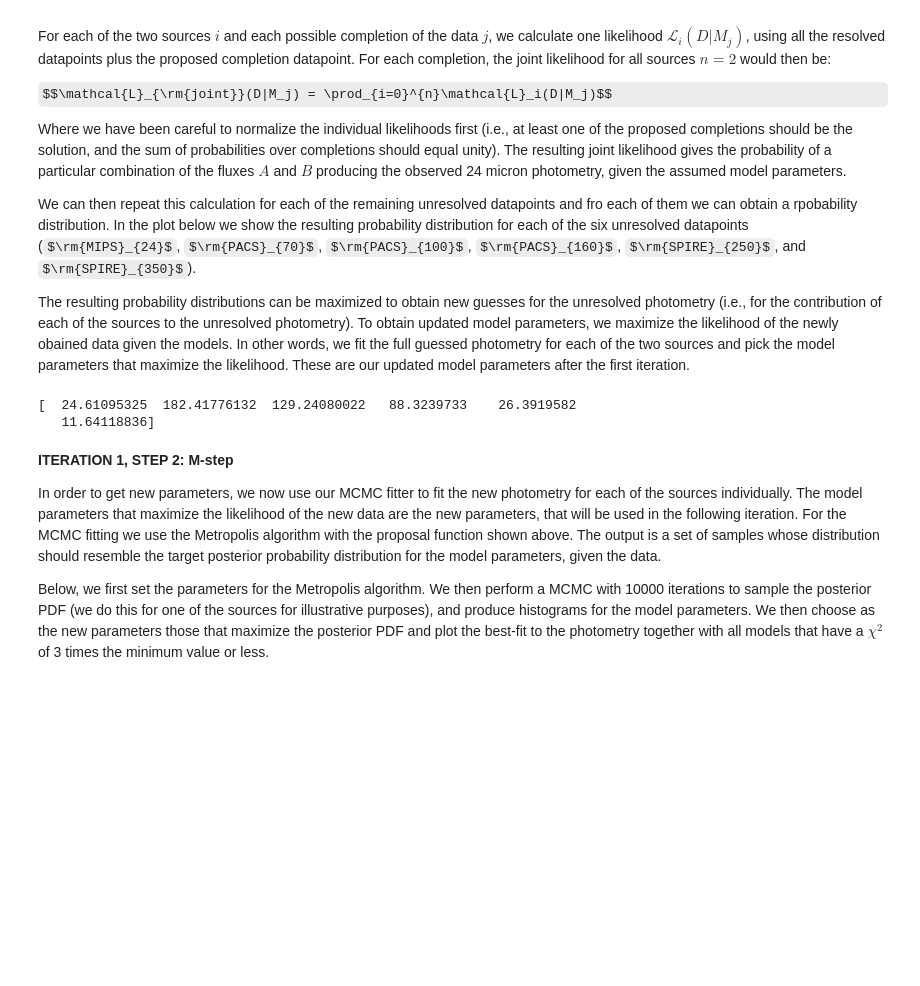
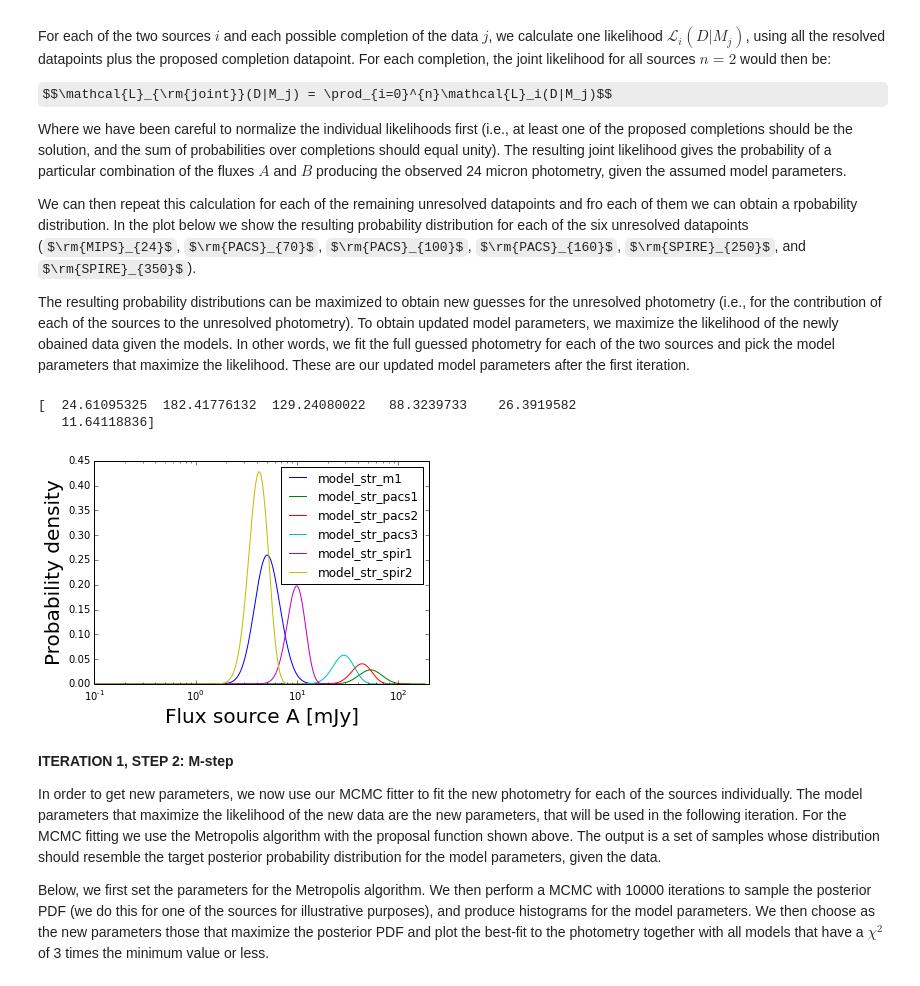
Before and after one commit to juramaga/clustering, a Jupyter notebook: EM_YSO_multiplicity_v1_working.ipynb, the cells around one changed output. Cells and saved outputs as stored; diff of their text form; code cells hidden in the pictures; some formulas as TeX source; blank space fills up the shorter version.

```diff
--- a/EM_YSO_multiplicity_v1_working.ipynb
+++ b/EM_YSO_multiplicity_v1_working.ipynb
@@ -521,40 +521,41 @@ def joint_likelihood (filter_names, filter_wavelengths, index,new_params_A, new_
         prob_final = np.array(prob_final)
 
         # Fix last element, which is inf
         prob_final[-1] = -60.0
 
         # Normalization of the joint probability
 
         norm_final = np.trapz(10.0**prob_final,10.0**cont_A)
         prob_final_norm = 10.0**prob_final/norm_final
 
 
         # Plot the joint likelihood
 
-        #plt.plot(10.0**cont_A,prob_final_norm,label=filter_names[i])
+        plt.plot(10.0**cont_A,prob_final_norm,label=filter_names[i])
 
         #print mean(10.0**cont_A[where(prob_final_norm == max(prob_final_norm))]),obs_fluxes_total[i]-mean(10.0**cont_A[where(prob_final_norm == max(prob_final_norm))])
 
 
         # For each joint likelihood, get the fluxes that maximize it. These are the fluxes that will provide new model parameters
         new_fluxes_A.append(mean(10.0**cont_A[where(prob_final_norm == max(prob_final_norm))]))
         new_fluxes_B.append(obs_fluxes_total[i]-mean(10.0**cont_A[where(prob_final_norm == max(prob_final_norm))]))
 
-        #plt.legend(loc=1)
+        plt.legend(loc=1)
 
-        #plt.xlabel('Flux source A [mJy]',size=20)
-        #plt.ylabel('Probability density',size=20)
-        #plt.xscale('log')
-        ##plt.yscale('log')
-        #plt.xlim(0.1,200)
+        plt.xlabel('Flux source A [mJy]',size=20)
+        plt.ylabel('Probability density',size=20)
+        plt.xscale('log')
+        #plt.yscale('log')
+        plt.xlim(0.1,200)
 
 
     return [new_fluxes_A,new_fluxes_B]
 
 new_fluxes_A,new_fluxes_B = joint_likelihood(filter_names,filter_wavelengths,9,new_params_A, new_params_B)
 # %% [output]
 [  24.61095325  182.41776132  129.24080022   88.3239733    26.3919582
    11.64118836]
+[figure, added]
 # %% [markdown]
 **ITERATION 1, STEP 2: M-step**
 
```
Also changed, not shown: parts of 5 cells of this notebook, 2 other files.
